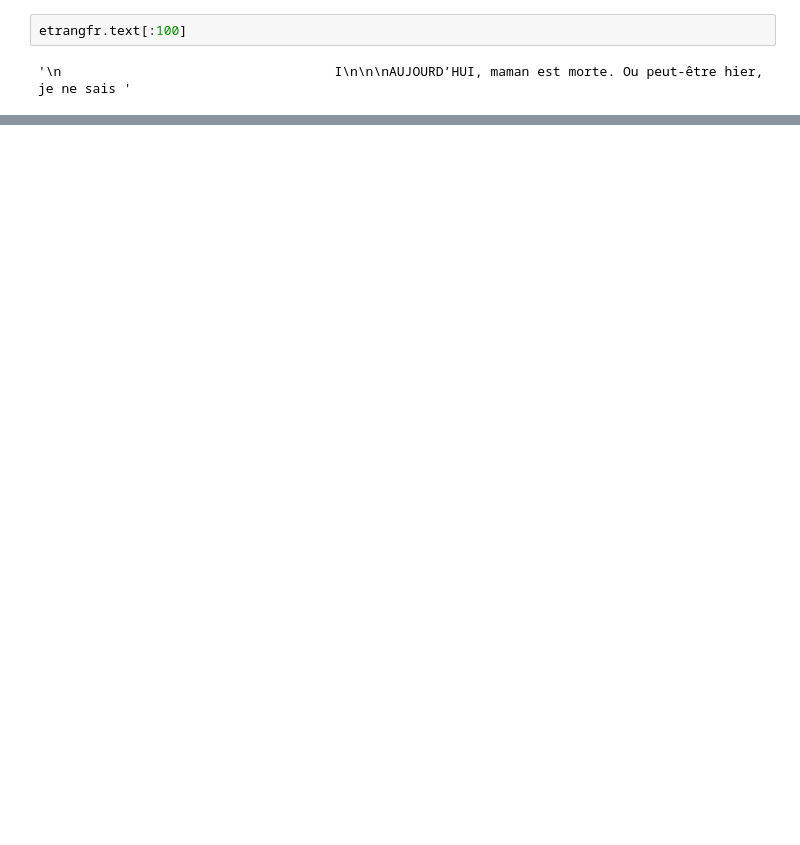
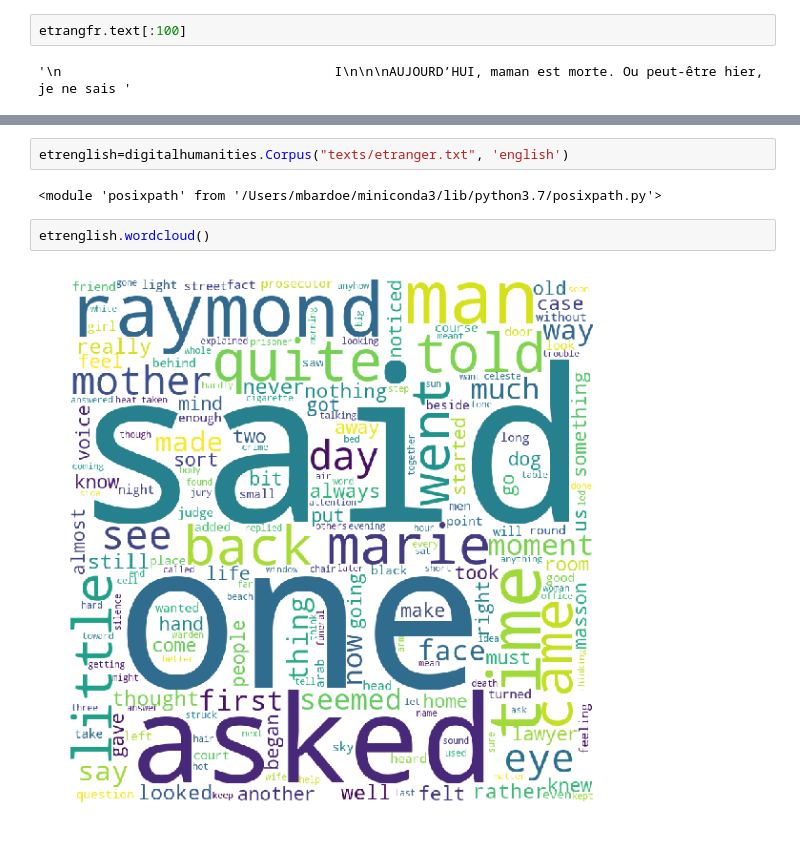
Before and after one commit to mbardoe/digitalhumanities, a Jupyter notebook: Demo.ipynb, the cells around one changed output, grey strips where cells are left out. Saved outputs shown, nothing was run; the diff lists cells and outputs as text; blank space fills up the shorter version.

Commit message:
wordcloud works

```diff
--- a/Demo.ipynb
+++ b/Demo.ipynb
@@ -18,0 +25,8 @@ FileNotFoundError: [Errno 2] No such file or directory: 'stopwords/french.dat'
+# %%
+etrenglish=digitalhumanities.Corpus("texts/etranger.txt", 'english')
+# %% [output]
+<module 'posixpath' from '/Users/mbardoe/miniconda3/lib/python3.7/posixpath.py'>
+# %%
+etrenglish.wordcloud()
+# %% [output]
+[figure, added]
```
Also changed, not shown: parts of 3 cells of this notebook, 3 other files.
